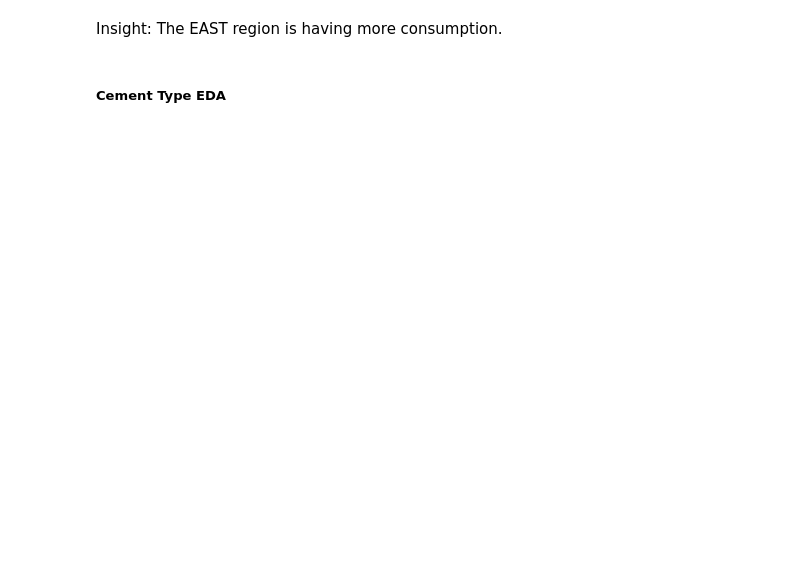
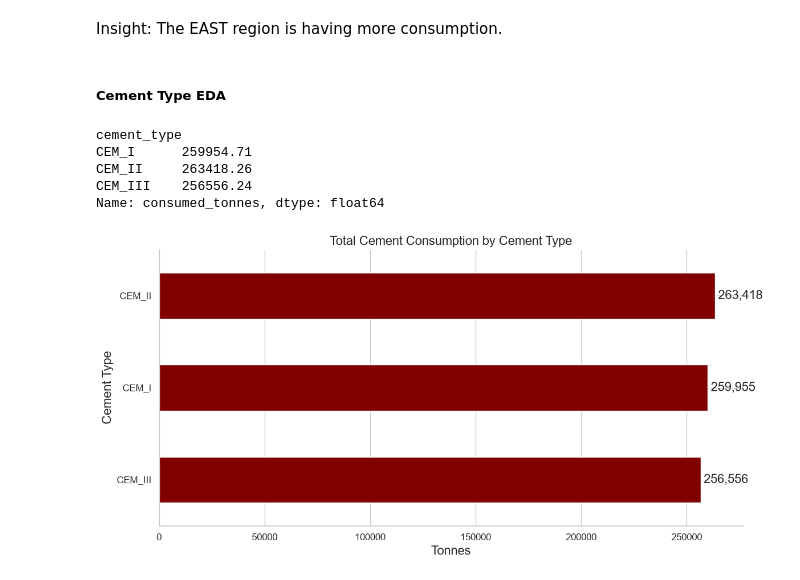
Before and after one commit to Queentutsi/MIG_Cement_t, a Jupyter notebook: Notebook/MIG_cleanEDA.ipynb, the cells around one changed output. Cells and saved outputs as stored; diff of their text form; code cells hidden in the pictures; blank space fills up the shorter version.

```diff
--- a/Notebook/MIG_cleanEDA.ipynb
+++ b/Notebook/MIG_cleanEDA.ipynb
@@ -796,3 +773,35 @@ plt.show()
 Insight: The EAST region is having more consumption.
 # %% [markdown]
 ##### Cement Type EDA
+# %%
+cement_type_usage = df.groupby("cement_type")["consumed_tonnes"].sum()
+cement_type_usage
+# %% [output]
+cement_type
+CEM_I      259954.71
+CEM_II     263418.26
+CEM_III    256556.24
+Name: consumed_tonnes, dtype: float64
+# %%
+data = cement_type_usage.sort_values(ascending=False)
+ax = data.plot(kind='barh', figsize=(12,6), color='maroon')
+plt.title("Total Cement Consumption by Cement Type", fontsize=16)
+plt.xlabel("Tonnes", fontsize=16)
+plt.ylabel("Cement Type", fontsize=16)
+
+# Make tick labels bigger too
+ax.tick_params(axis='x', labelsize=12)
+ax.tick_params(axis='y', labelsize=12)
+
+ax.invert_yaxis() # optional: puts the biggest cement type on top
+
+ax.bar_label(ax.containers[0], fmt='{:,.0f}', padding=4, fontsize=16) # add value labels
+
+# Clean up borders
+ax.spines['right'].set_visible(False)
+ax.spines['top'].set_visible(False)
+
+plt.tight_layout()
+plt.show()
+# %% [output]
+[figure, added]
```
Also changed, not shown: parts of 31 cells of this notebook, 5 other files.
